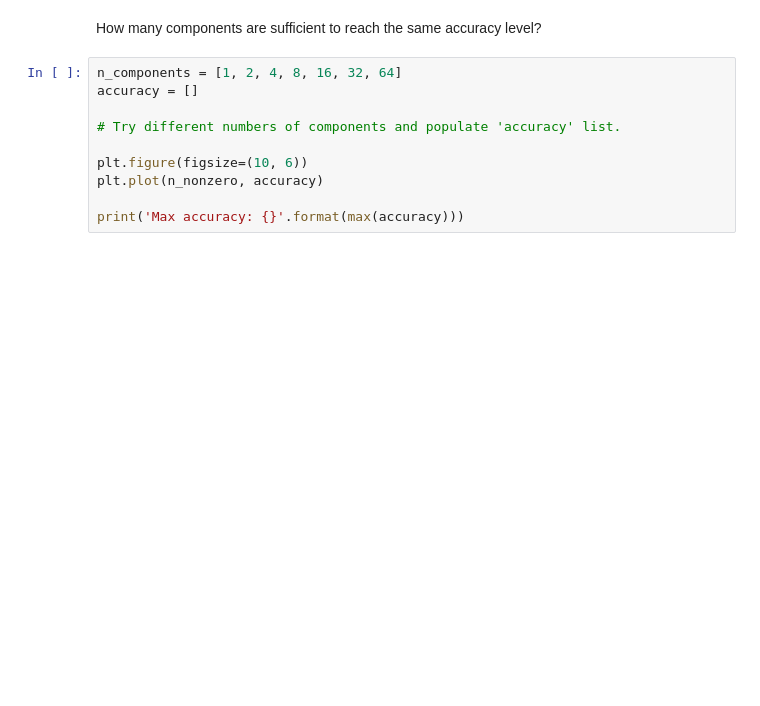
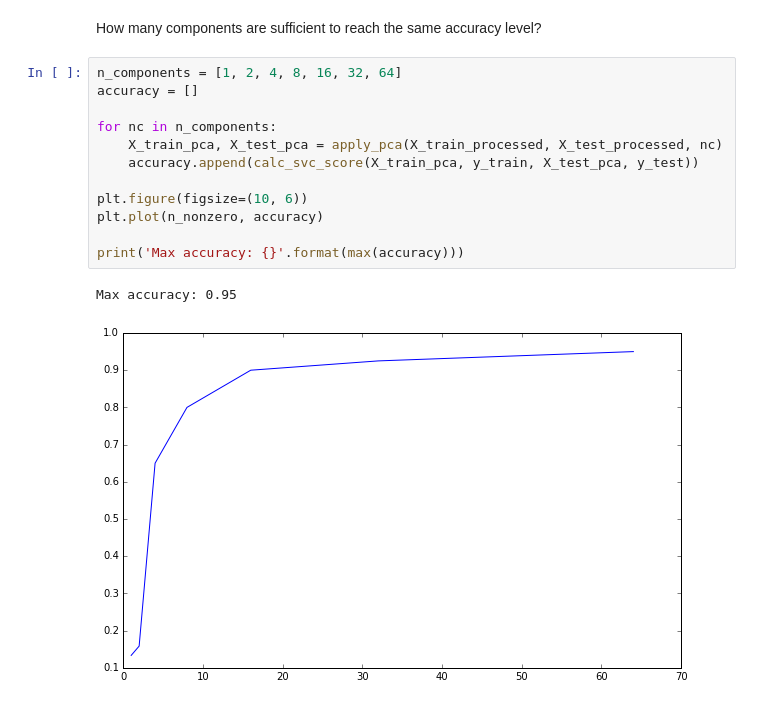
Before and after one commit to osamoylenko/YSDA_deeplearning17, a Jupyter notebook: Seminar1/Homework 1 (Face Recognition).ipynb, the cells around one changed output. Cells and saved outputs as stored; diff of their text form; blank space fills up the shorter version.

```diff
--- a/Seminar1/Homework 1 (Face Recognition).ipynb
+++ b/Seminar1/Homework 1 (Face Recognition).ipynb
@@ -106,10 +128,15 @@ How many components are sufficient to reach the same accuracy level?
 # %%
 n_components = [1, 2, 4, 8, 16, 32, 64]
 accuracy = []
 
-# Try different numbers of components and populate 'accuracy' list.
+for nc in n_components:
+    X_train_pca, X_test_pca = apply_pca(X_train_processed, X_test_processed, nc)
+    accuracy.append(calc_svc_score(X_train_pca, y_train, X_test_pca, y_test))
 
 plt.figure(figsize=(10, 6))
 plt.plot(n_nonzero, accuracy)
 
 print('Max accuracy: {}'.format(max(accuracy)))
+# %% [output]
+Max accuracy: 0.95
+[figure, added]
```
Also changed, not shown: parts of 9 cells of this notebook.
